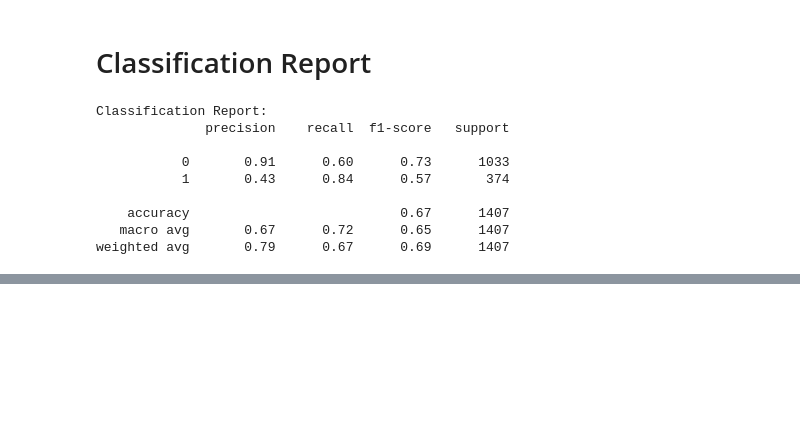
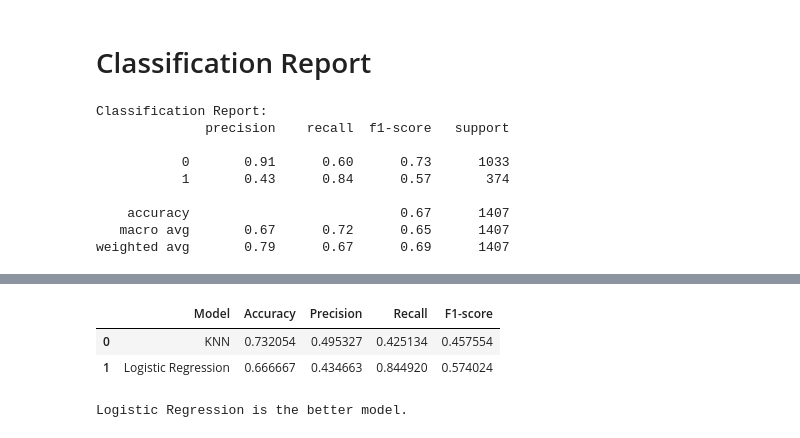
Before and after one commit to Kevin1077/Telecom_work, a Jupyter notebook: KevinBijuKulangara_TelcoChurn_KNN_LogReg.ipynb, the cells around one changed output, grey strips where cells are left out. Saved outputs shown, nothing was run; the diff lists cells and outputs as text; code cells hidden in the pictures; blank space fills up the shorter version.

```diff
--- a/KevinBijuKulangara_TelcoChurn_KNN_LogReg.ipynb
+++ b/KevinBijuKulangara_TelcoChurn_KNN_LogReg.ipynb
@@ -516,0 +566,35 @@ weighted avg       0.79      0.67      0.69      1407
+# %%
+from sklearn.metrics import precision_score, recall_score, f1_score
+
+comparison = pd.DataFrame({
+    'Model': ['KNN', 'Logistic Regression'],
+    'Accuracy': [
+        accuracy_score(y_test, knn_test_pred),
+        accuracy_score(y_test, lr_test_pred)
+    ],
+    'Precision': [
+        precision_score(y_test, knn_test_pred),
+        precision_score(y_test, lr_test_pred)
+    ],
+    'Recall': [
+        recall_score(y_test, knn_test_pred),
+        recall_score(y_test, lr_test_pred)
+    ],
+    'F1-score': [
+        f1_score(y_test, knn_test_pred),
+        f1_score(y_test, lr_test_pred)
+    ]
+})
+
+display(comparison)
+# %% [output]
+|  | Model | Accuracy | Precision | Recall | F1-score |
+| 0 | KNN | 0.732054 | 0.495327 | 0.425134 | 0.457554 |
+| 1 | Logistic Regression | 0.666667 | 0.434663 | 0.844920 | 0.574024 |
+# %%
+if f1_score(y_test, knn_test_pred) > f1_score(y_test, lr_test_pred):
+    print("KNN is the better model.")
+else:
+    print("Logistic Regression is the better model.")
+# %% [output]
+Logistic Regression is the better model.
```
Also changed, not shown: parts of 4 cells of this notebook.
